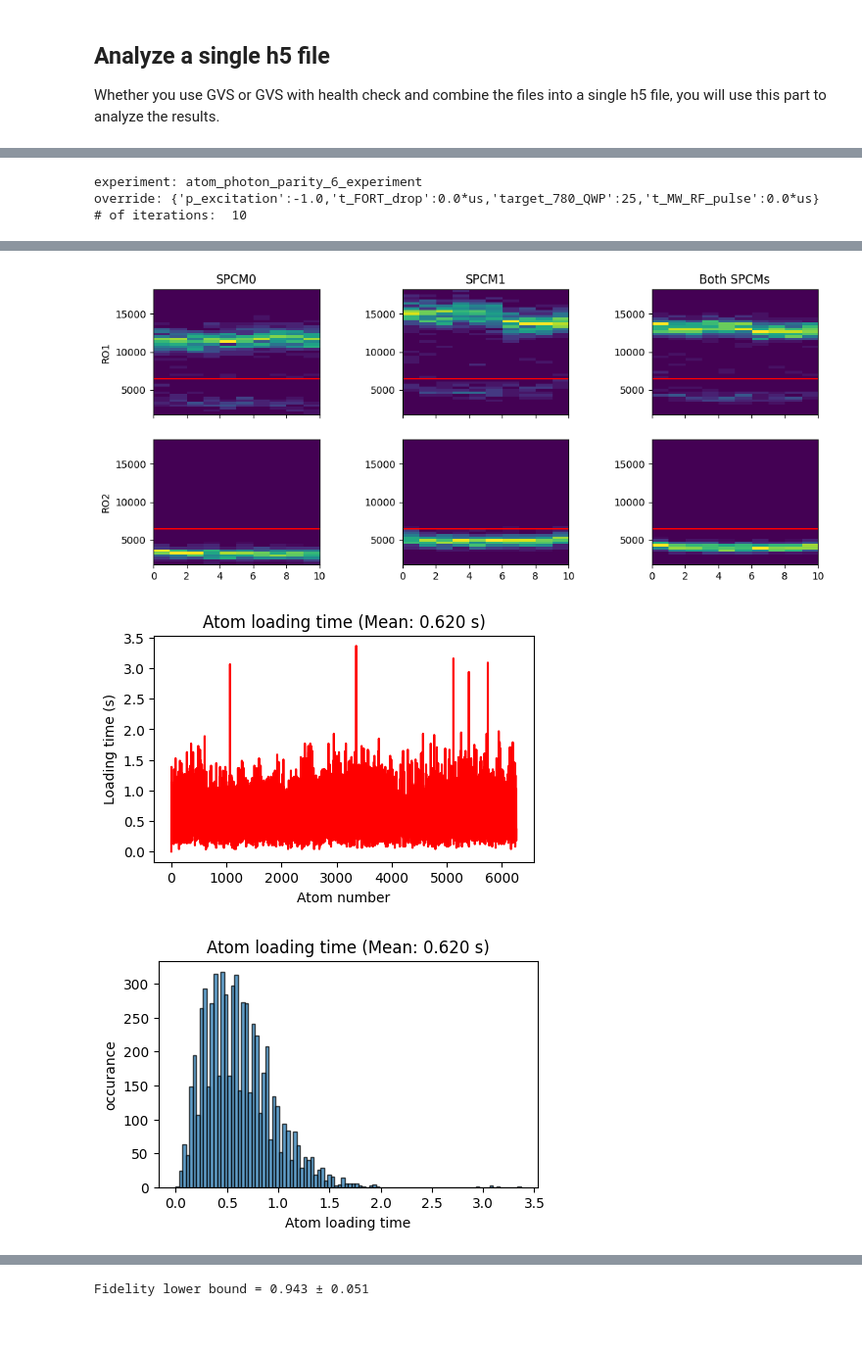
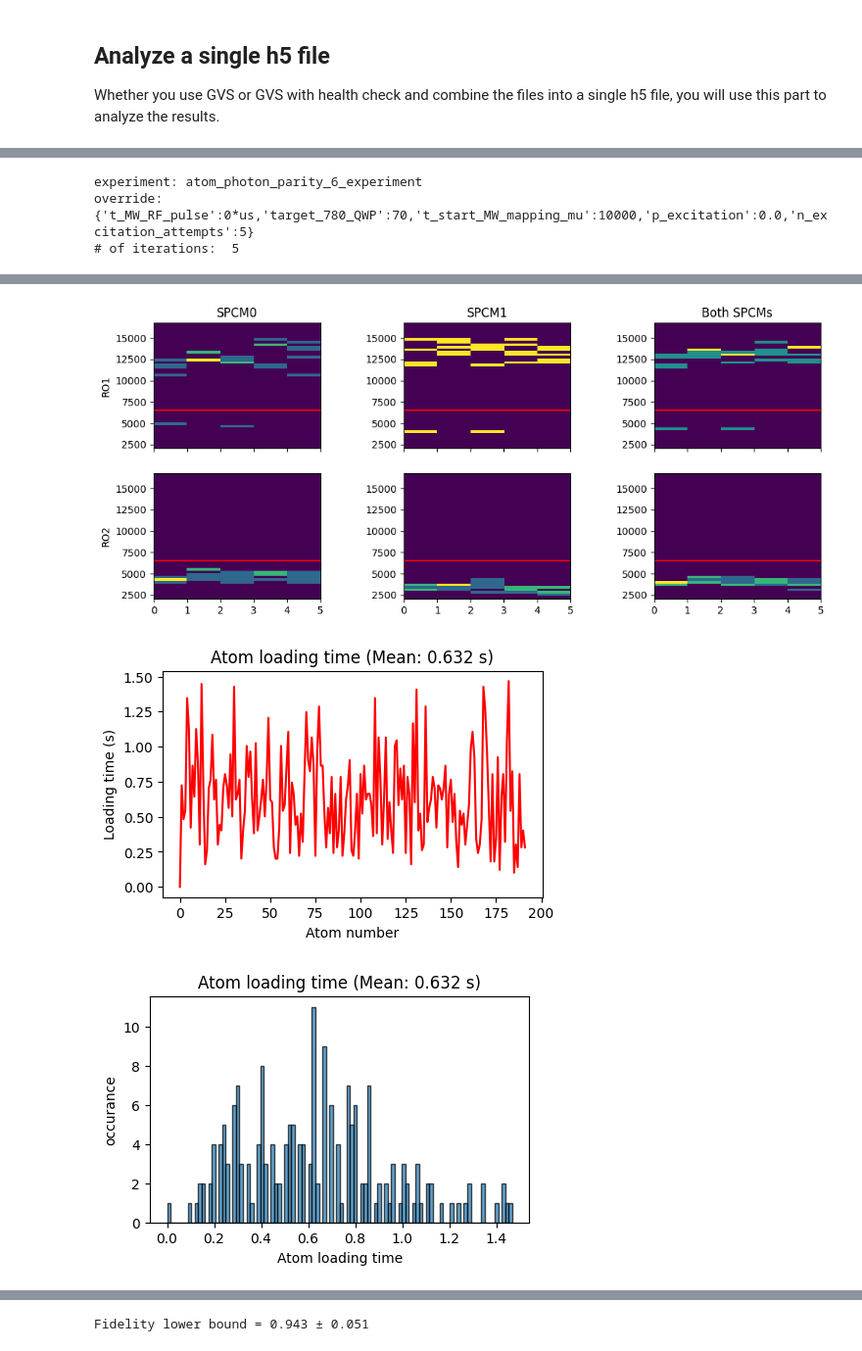
Before and after one commit to QuantumQuadrate/qn_artiq_routines, a Jupyter notebook: Analysis/Tomography analysis/Parity_Oscillation_analysis_2025.ipynb, the cells around one changed output, grey strips where cells are left out. Shown at 98% size. Saved outputs shown, nothing was run; the diff lists cells and outputs as text; code cells hidden in the pictures.

```diff
--- a/Analysis/Tomography analysis/Parity_Oscillation_analysis_2025.ipynb
+++ b/Analysis/Tomography analysis/Parity_Oscillation_analysis_2025.ipynb
@@ -7,7 +7,7 @@ On 2025-12-05 I changed the name "SPCM0_SinglePhoton" to "SPCM0_SinglePhoton_par
 ## Combine files generated with GVS_HealthCheck_CatchError
 If you run the experiment using GVS_HealthCheck_CatchError, it may generate multiple h5 files. This section, combines the files to be used for the analysis below.
 # %%
-date_filters = ["2026-04-30"]
+date_filters = ["2025-12-08"]
 
 from matplotlib import pyplot as plt
 import matplotlib as mpl
@@ -334,7 +337,7 @@ Done. Combined files:
 ## Analyze a single h5 file
 Whether you use GVS or GVS with health check and combine the files into a single h5 file, you will use this part to analyze the results.
 # %%
-date_filters = ["2026-04-30"]
+date_filters = ["2026-05-01"]
 
 from matplotlib import pyplot as plt
 import matplotlib as mpl
@@ -403,7 +397,7 @@ file 36 (C:\Networking Experiment\artiq codes\artiq-master\results\2026-04-30\23
 # %%
 ### the file(s) to analyze:
 file_indices = {
-    35:'',
+    6:'',
     # 40:'',
     # 42:'',
 }
@@ -698,5 +692,5 @@ plt.show()
 # plt.show()
 # %% [output]
 experiment: atom_photon_parity_6_experiment
-override: {'p_excitation':-1.0,'t_FORT_drop':0.0*us,'target_780_QWP':25,'t_MW_RF_pulse':0.0*us}
-# of iterations:  10
+override: {'t_MW_RF_pulse':0*us,'target_780_QWP':70,'t_start_MW_mapping_mu':10000,'p_excitation':0.0,'n_excitation_attempts':5}
+# of iterations:  5
@@ -704,3 +698,3 @@ override: {'p_excitation':-1.0,'t_FORT_drop':0.0*us,'target_780_QWP':25,'t_MW_RF
-[figure, old version]
+[figure, new version]
-[figure, old version]
+[figure, new version]
-[figure, old version]
+[figure, new version]
```
Also changed, not shown: parts of 4 cells of this notebook, 1 other file.
